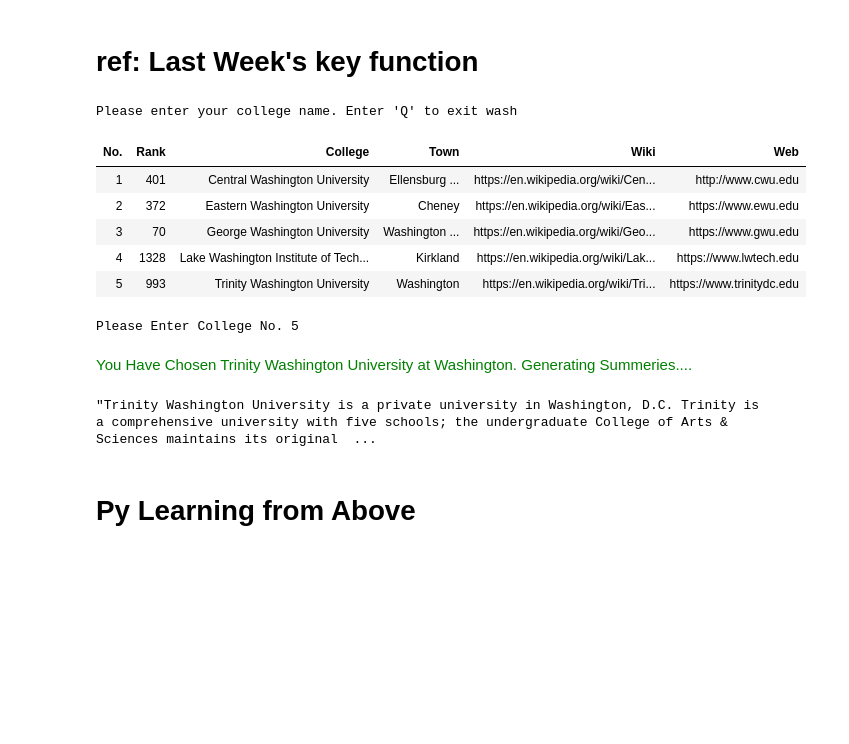
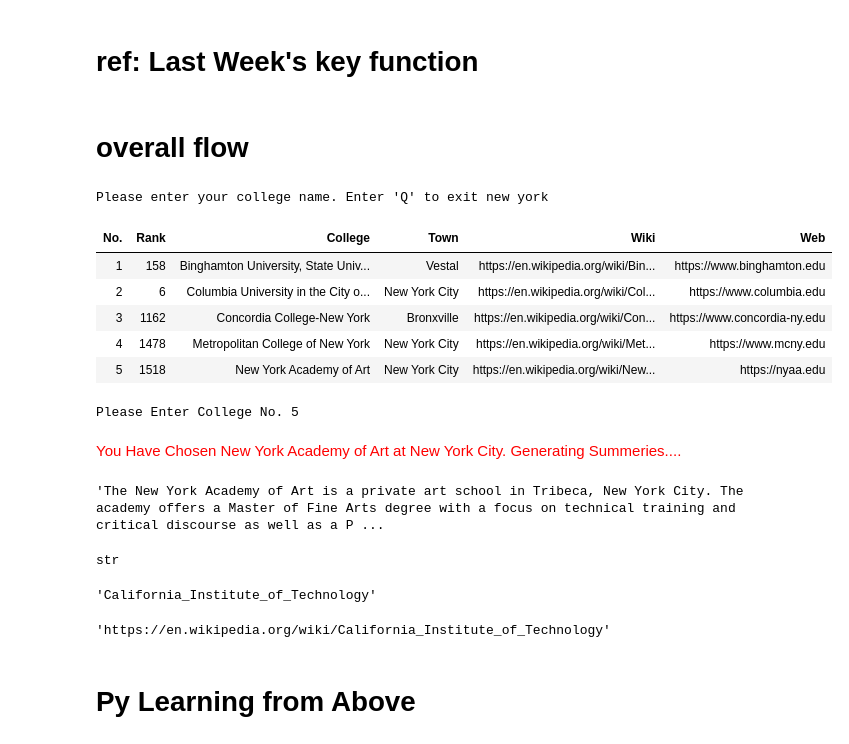
Before and after one commit to stemproaca/basemip, a Jupyter notebook: Lessons/Lesson08/Lesson08_ScratchBook_Complete.ipynb, the cells around one changed output. Saved outputs shown, nothing was run; the diff lists cells and outputs as text; code cells hidden in the pictures; blank space fills up the shorter version.

```diff
--- a/Lessons/Lesson08/Lesson08_ScratchBook_Complete.ipynb
+++ b/Lessons/Lesson08/Lesson08_ScratchBook_Complete.ipynb
@@ -126,6 +133,8 @@ def get_candidates(user_input, maximum_to_show = MAX_TO_SHOW):
     candidates["No."]  = [i + 1 for i in range(candidates.shape[0])]
     candidates = candidates[["No.", "Rank", "College", "Town", "Wiki", "Web"]]
     return candidates.head(maximum_to_show)
+# %% [markdown]
+# overall flow
 # %%
 first_msg = "Please enter your college name. Enter 'Q' to exit"
 repeat_msg = "No College Found. Please Search Again.Enter 'Q' to exit"
@@ -152,44 +161,55 @@ college_no_min, college_no_max = 1, candidates.shape[0]
 
 college_no = -1
 
 while college_no == -1:
     college_no = input("Please Enter College No.")
     if college_no.isnumeric():
         college_no = int(college_no)
         if college_no < college_no_min:
             college_no = -1
         if college_no > college_no_max:
             college_no = -1
     else:
         college_no = 0
         break
 
 if college_no > 0:
     college_no = college_no - 1 ## Index
     college_row = candidates.iloc[college_no]
 
     college = college_row["College"]
     town = college_row["Town"]
 
-    display_msg = f"<font size = 5, color = green > You Have Chosen {college} at {town}. Generating Summeries.... </font>"
+    display_msg = f"<font size = 5, color = red > You Have Chosen {college} at {town}. Generating Summeries.... </font>"
     display(Markdown(display_msg))
 
     wiki = college_row["Wiki"]
     wiki = wiki.split("/")[-1]
     wiki_summary = wikipedia.summary(wiki)
-
     display(wiki_summary)
 # %% [output]
-Please enter your college name. Enter 'Q' to exit wash
+Please enter your college name. Enter 'Q' to exit new york
 | No. | Rank | College | Town | Wiki | Web |
-| 1 | 401 | Central Washington University | Ellensburg ... | https://en.wikipedia.org/wiki/Cen... | http://www.cwu.edu |
-| 2 | 372 | Eastern Washington University | Cheney | https://en.wikipedia.org/wiki/Eas... | https://www.ewu.edu |
-| 3 | 70 | George Washington University | Washington ... | https://en.wikipedia.org/wiki/Geo... | https://www.gwu.edu |
-| 4 | 1328 | Lake Washington Institute of Tech... | Kirkland | https://en.wikipedia.org/wiki/Lak... | https://www.lwtech.edu |
-| 5 | 993 | Trinity Washington University | Washington | https://en.wikipedia.org/wiki/Tri... | https://www.trinitydc.edu |
+| 1 | 158 | Binghamton University, State Univ... | Vestal | https://en.wikipedia.org/wiki/Bin... | https://www.binghamton.edu |
+| 2 | 6 | Columbia University in the City o... | New York City | https://en.wikipedia.org/wiki/Col... | https://www.columbia.edu |
+| 3 | 1162 | Concordia College-New York | Bronxville | https://en.wikipedia.org/wiki/Con... | https://www.concordia-ny.edu |
+| 4 | 1478 | Metropolitan College of New York | New York City | https://en.wikipedia.org/wiki/Met... | https://www.mcny.edu |
+| 5 | 1518 | New York Academy of Art | New York City | https://en.wikipedia.org/wiki/New... | https://nyaa.edu |
 Please Enter College No. 5
-<font size = 5, color = green > You Have Chosen Trinity Washington University at Washington. Generating Summeries.... </font>
+<font size = 5, color = red > You Have Chosen New York Academy of Art at New York City. Generating Summeries.... </font>
-"Trinity Washington University is a private university in Washington, D.C. Trinity is a comprehensive university with five schools; the undergraduate College of Arts & Sciences maintains its original  ...
+'The New York Academy of Art is a private art school in Tribeca, New York City. The academy offers a Master of Fine Arts degree with a focus on technical training and critical discourse as well as a P ...
+# %%
+type(wiki_summary)
+# %% [output]
+str
+# %%
+college_row["Wiki"].split("/")[-1]
+# %% [output]
+'California_Institute_of_Technology'
+# %%
+college_row["Wiki"]
+# %% [output]
+'https://en.wikipedia.org/wiki/California_Institute_of_Technology'
 # %% [markdown]
 # Py Learning from Above
 # %% [markdown]
```
Also changed, not shown: parts of 4 cells of this notebook, 2 other files.
